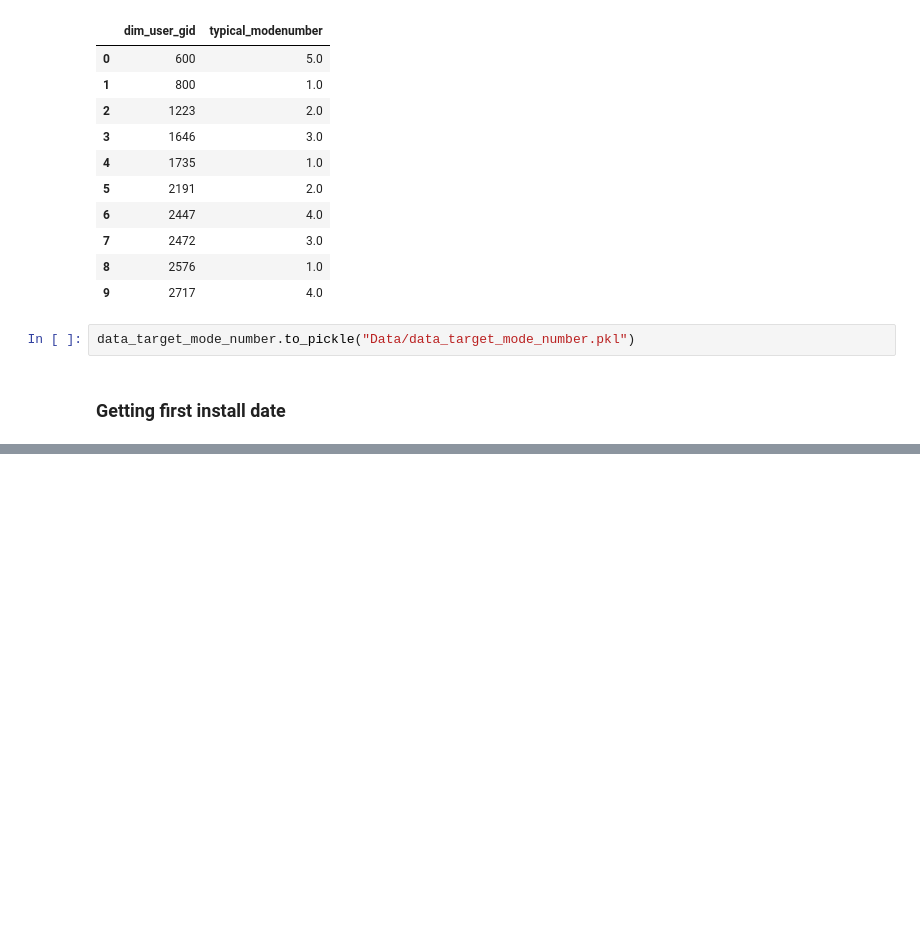
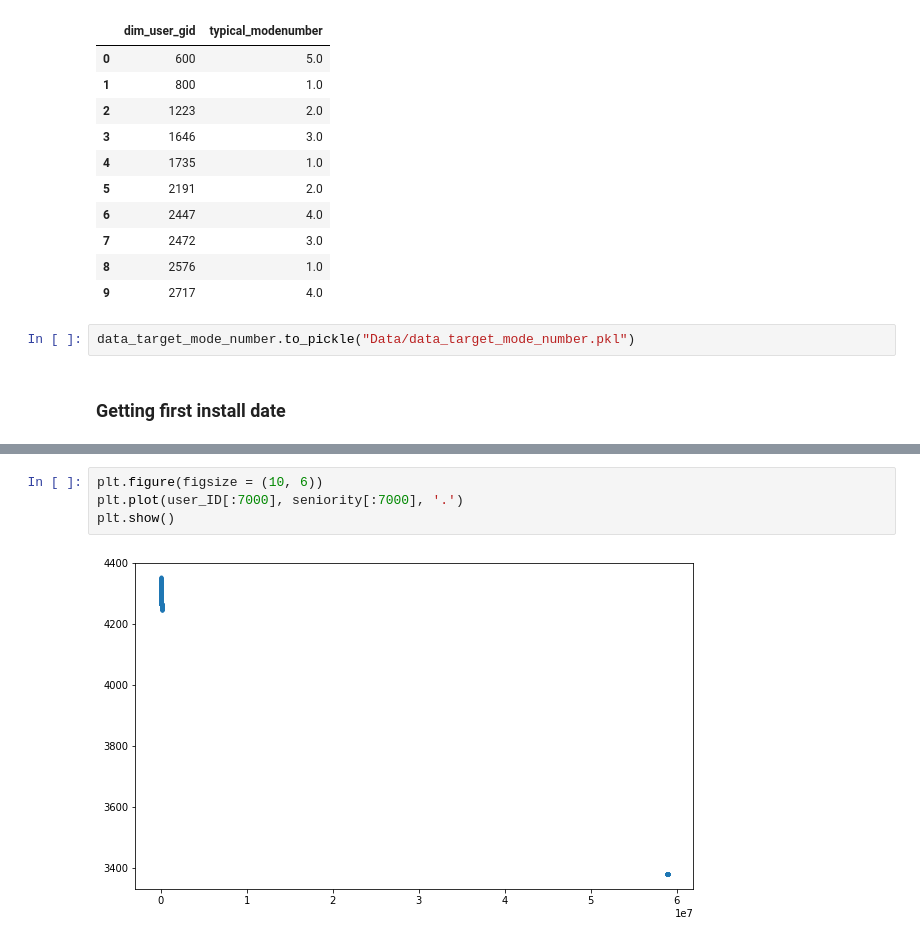
Before and after one commit to AlexanderLoebel/Homogeneity, a Jupyter notebook: Getting Data.ipynb, the cells around one changed output, grey strips where cells are left out. Saved outputs shown, nothing was run; the diff lists cells and outputs as text; blank space fills up the shorter version.

```diff
--- a/Getting Data.ipynb
+++ b/Getting Data.ipynb
@@ -306,0 +407,6 @@ data_install_date.head(10)
+# %%
+plt.figure(figsize = (10, 6))
+plt.plot(user_ID[:7000], seniority[:7000], '.')
+plt.show()
+# %% [output]
+[figure, added]
```
Also changed, not shown: parts of 20 cells of this notebook.
